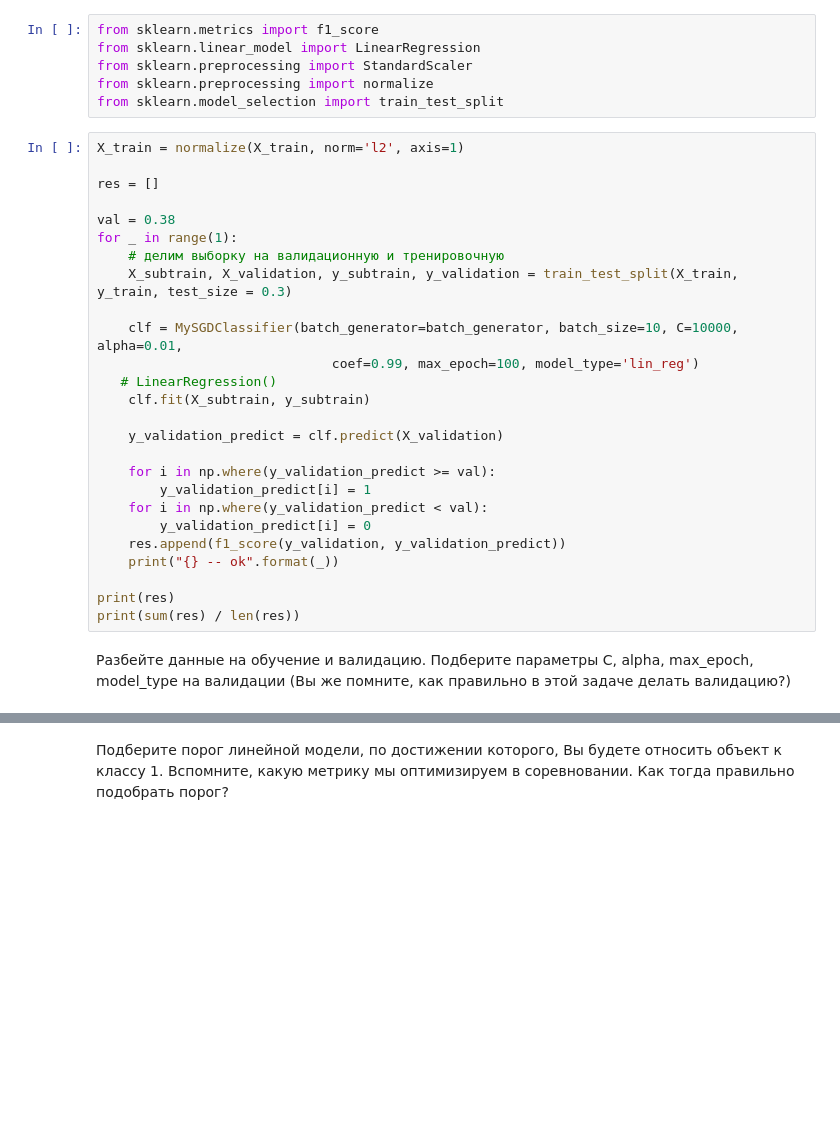
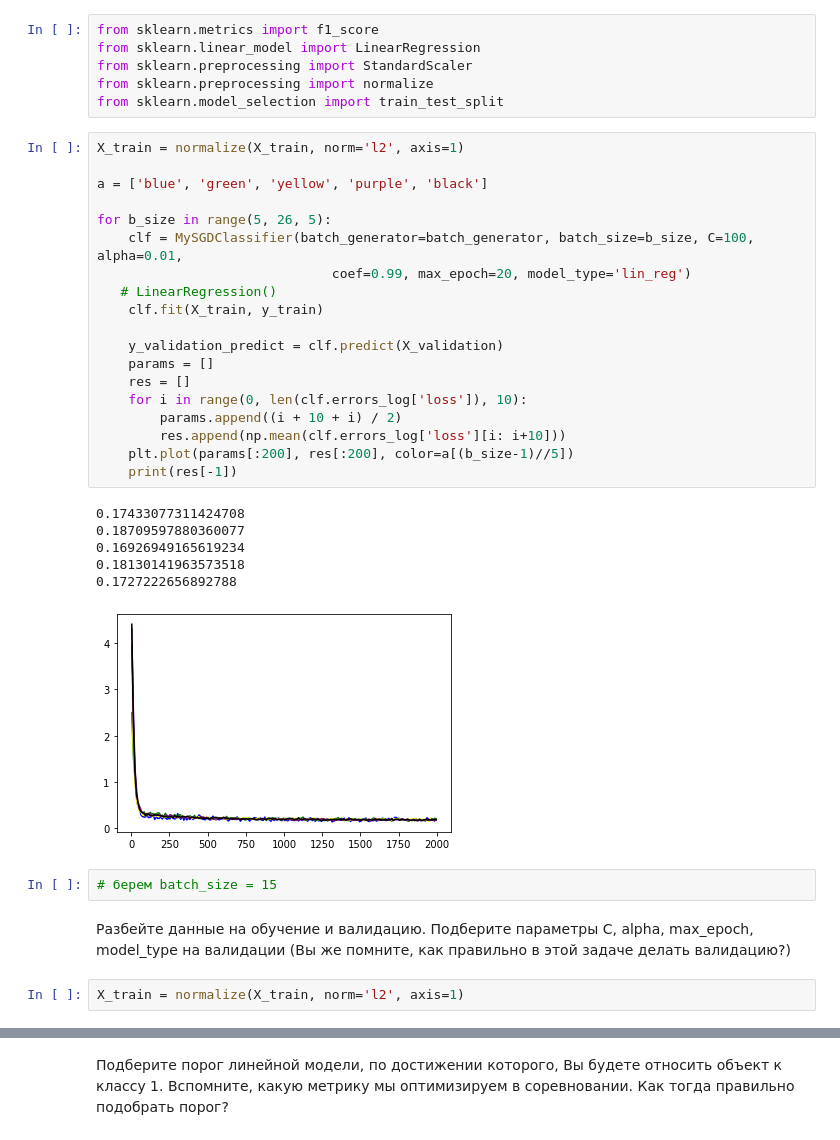
Before and after one commit to vid1525/ml2020-09, a Jupyter notebook: vasenkov_hw2.ipynb, the cells around one changed output, grey strips where cells are left out. Saved outputs shown, nothing was run; the diff lists cells and outputs as text; blank space fills up the shorter version.

```diff
--- a/vasenkov_hw2.ipynb
+++ b/vasenkov_hw2.ipynb
@@ -734,31 +735,35 @@ from sklearn.linear_model import LinearRegression
 from sklearn.preprocessing import StandardScaler
 from sklearn.preprocessing import normalize
 from sklearn.model_selection import train_test_split
-# %%
-X_train = normalize(X_train, norm='l2', axis=1)
-
-res = []
-
-val = 0.38
-for _ in range(1):
-    # делим выборку на валидационную и тренировочную
-    X_subtrain, X_validation, y_subtrain, y_validation = train_test_split(X_train, y_train, test_size = 0.3)
-
-    clf = MySGDClassifier(batch_generator=batch_generator, batch_size=10, C=10000, alpha=0.01,
-                              coef=0.99, max_epoch=100, model_type='lin_reg')
-   # LinearRegression()
-    clf.fit(X_subtrain, y_subtrain)
-
-    y_validation_predict = clf.predict(X_validation)
-
-    for i in np.where(y_validation_predict >= val):
-        y_validation_predict[i] = 1
-    for i in np.where(y_validation_predict < val):
-        y_validation_predict[i] = 0
-    res.append(f1_score(y_validation, y_validation_predict))
-    print("{} -- ok".format(_))
-
-print(res)
-print(sum(res) / len(res))
+# %%
+X_train = normalize(X_train, norm='l2', axis=1)
+
+a = ['blue', 'green', 'yellow', 'purple', 'black']
+
+for b_size in range(5, 26, 5):
+    clf = MySGDClassifier(batch_generator=batch_generator, batch_size=b_size, C=100, alpha=0.01,
+                              coef=0.99, max_epoch=20, model_type='lin_reg')
+   # LinearRegression()
+    clf.fit(X_train, y_train)
+
+    y_validation_predict = clf.predict(X_validation)
+    params = []
+    res = []
+    for i in range(0, len(clf.errors_log['loss']), 10):
+        params.append((i + 10 + i) / 2)
+        res.append(np.mean(clf.errors_log['loss'][i: i+10]))
+    plt.plot(params[:200], res[:200], color=a[(b_size-1)//5])
+    print(res[-1])
+# %% [output]
+0.17433077311424708
+0.18709597880360077
+0.16926949165619234
+0.18130141963573518
+0.1727222656892788
+[figure, added]
+# %%
+# берем batch_size = 15
 # %% [markdown]
 Разбейте данные на обучение и валидацию. Подберите параметры C, alpha, max_epoch, model_type на валидации (Вы же помните, как правильно в этой задаче делать валидацию?)
+# %%
+X_train = normalize(X_train, norm='l2', axis=1)
```
Also changed, not shown: parts of 12 cells of this notebook.
